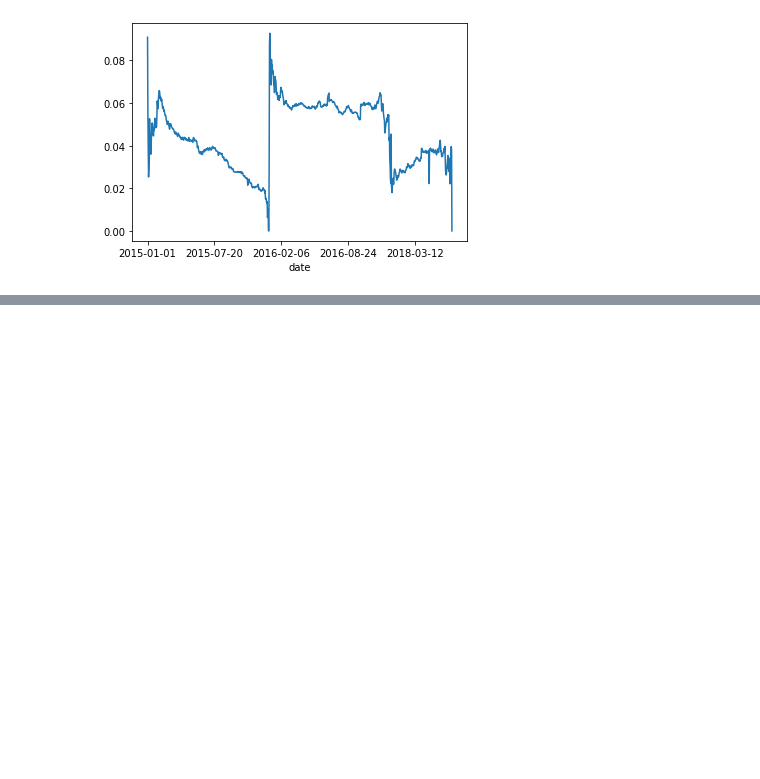
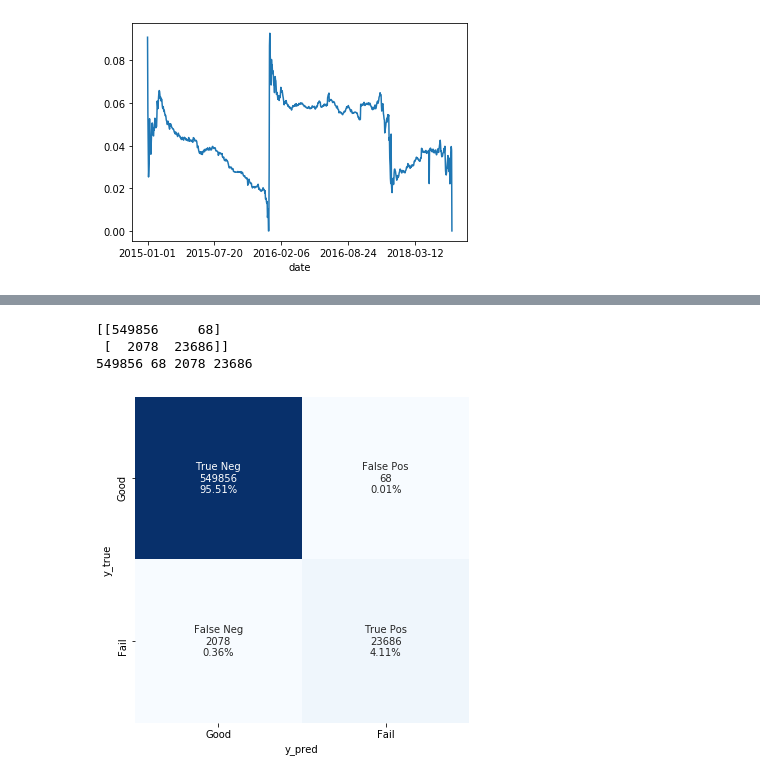
Before and after one commit to jazzapple/hard_drive_failure, a Jupyter notebook: eda.ipynb, the cells around one changed output, grey strips where cells are left out. Drawn from its saved outputs; the diff is of its cells as text; code cells hidden in the pictures; blank space fills up the shorter version.

Commit message:
add rf model training

```diff
--- a/eda.ipynb
+++ b/eda.ipynb
@@ -161,0 +182,3 @@ No correlation plots shown: The number of non-NaN or constant columns (1) is les
+# %%
+X_train, X_test, y_train, y_test = train_test_split(X, y, test_size=0.2, random_state=RANDOMSEED, stratify=y)
+print(X_train.shape, X_test.shape, y_train.shape, y_test.shape)
@@ -161,0 +216,3 @@ No correlation plots shown: The number of non-NaN or constant columns (1) is les
+# %%
+# Fit pipeline
+clf.fit(X_train, y_train)
@@ -161,0 +228,4 @@ No correlation plots shown: The number of non-NaN or constant columns (1) is les
+# %%
+# Predict
+y_prob = clf.predict_proba(X_test)[:, 1]
+y_pred = clf.predict(X_test)
@@ -161,0 +247,32 @@ No correlation plots shown: The number of non-NaN or constant columns (1) is les
+# %%
+print(confusion_matrix(y_true=y_test, y_pred=y_pred))
+tn, fp, fn, tp = confusion_matrix(y_true=y_test, y_pred=y_pred).ravel()
+print(tn, fp, fn, tp)
+# %% [output]
+[[549856     68]
+ [  2078  23686]]
+549856 68 2078 23686
+# %%
+
+
+def pretty_confusion_matrix(**args):
+    # df =  args['df']
+    cf_matrix = confusion_matrix(args['y_true'], args['y_pred'])
+    group_names = ["True Neg", "False Pos", "False Neg", "True Pos"]
+    group_counts = ["{0:0.0f}".format(val) for val in cf_matrix.flatten()]
+    group_pct = ["{0:.2%}".format(val) for val in cf_matrix.flatten()/np.sum(cf_matrix)]
+    labels = [f"{val1}\n{val2}\n{val3}" for val1, val2, val3 in zip(group_names, group_counts, group_pct)]
+    labels = np.asarray(labels).reshape(2,2)
+
+    plt.figure(figsize=(6,6))
+    plot = sns.heatmap(cf_matrix, fmt='', annot=labels, cmap="Blues", xticklabels=["Good", "Fail"], yticklabels=["Good", "Fail"], cbar=False)
+    bottom, top = plot.get_ylim()
+    plot.set_ylim(bottom + 0.5, top-0.5)
+
+    plt.ylabel("y_true")
+    plt.xlabel("y_pred")
+    # return plot
+# %%
+pretty_confusion_matrix(y_true=y_test, y_pred=y_pred)
+# %% [output]
+[figure, added]
```
Also changed, not shown: parts of 25 cells of this notebook.
